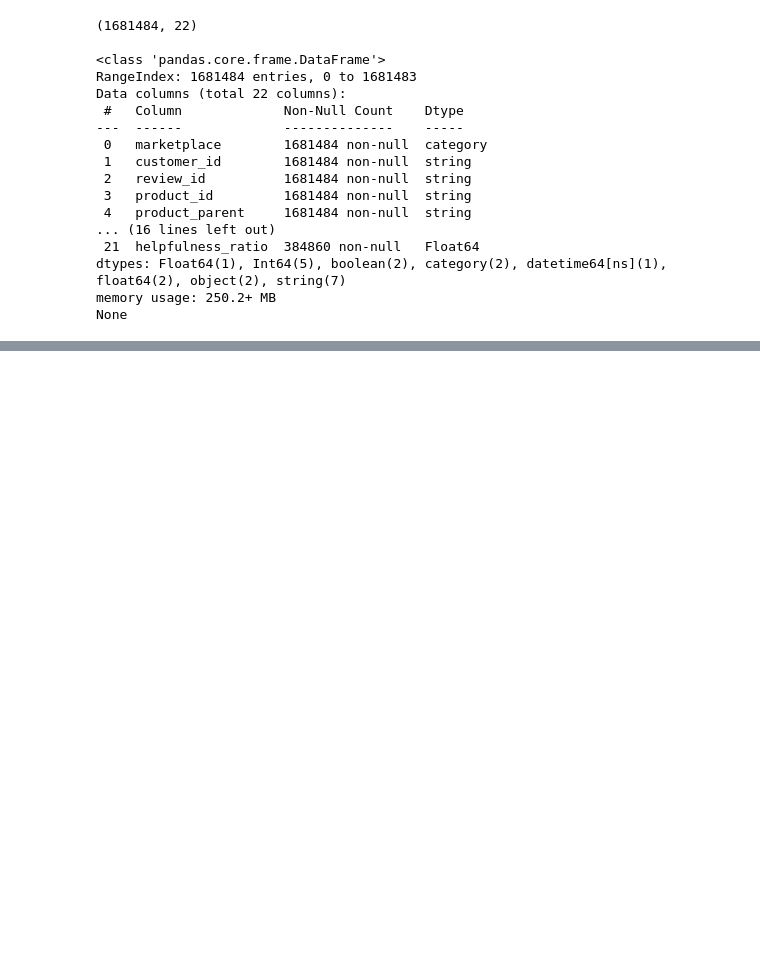
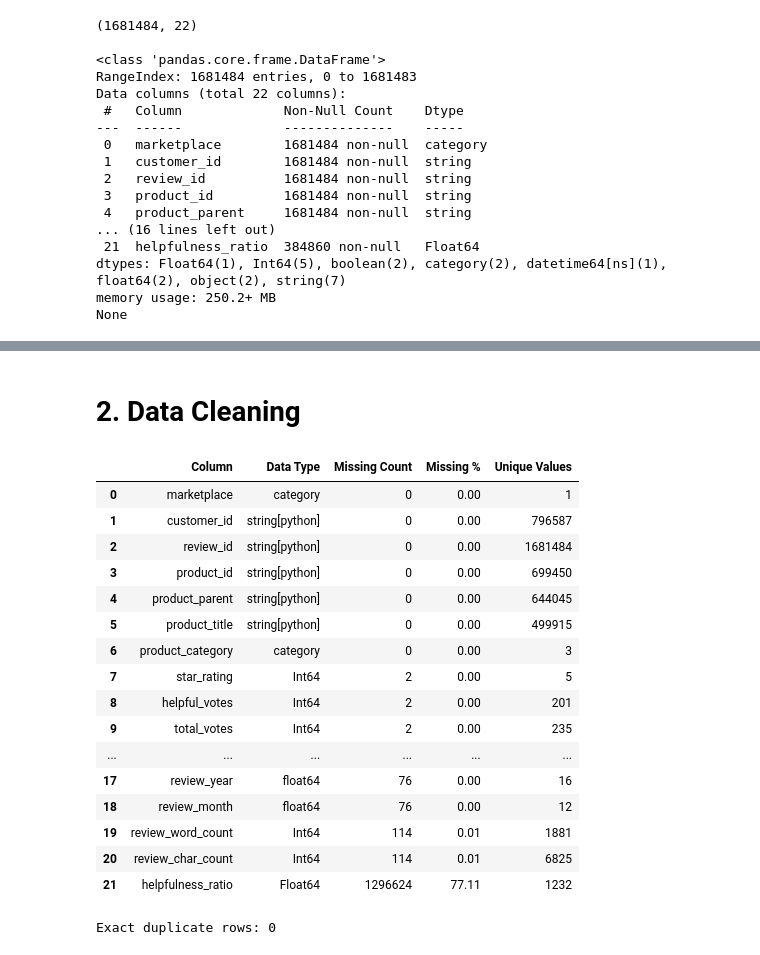
Before and after one commit to devanshmayatra/revvue, a Jupyter notebook: Checkpoint-02.ipynb, the cells around one changed output, grey strips where cells are left out. Cells and saved outputs as stored; diff of their text form; code cells hidden in the pictures; blank space fills up the shorter version.

Commit message:
Data Cleaning steps added

```diff
--- a/Checkpoint-02.ipynb
+++ b/Checkpoint-02.ipynb
@@ -236,0 +274,43 @@ print(os.getcwd())
+# %% [markdown]
+# 2. Data Cleaning
+# %%
+# Checking data types, missing values, unique values, missing % for each column
+
+column_summary = pd.DataFrame({
+    "Column": df_preprocessed.columns,
+    "Data Type": df_preprocessed.dtypes.values,
+    "Missing Count": df_preprocessed.isna().sum().values,
+    "Missing %": (
+        df_preprocessed.isna().mean().values * 100
+    ).round(2),
+    "Unique Values": df_preprocessed.nunique().values
+})
+
+display(column_summary)
+# %% [output]
+|  | Column | Data Type | Missing Count | Missing % | Unique Values |
+| 0 | marketplace | category | 0 | 0.00 | 1 |
+| 1 | customer_id | string[python] | 0 | 0.00 | 796587 |
+| 2 | review_id | string[python] | 0 | 0.00 | 1681484 |
+| 3 | product_id | string[python] | 0 | 0.00 | 699450 |
+| 4 | product_parent | string[python] | 0 | 0.00 | 644045 |
+| 5 | product_title | string[python] | 0 | 0.00 | 499915 |
+| 6 | product_category | category | 0 | 0.00 | 3 |
+| 7 | star_rating | Int64 | 2 | 0.00 | 5 |
+| 8 | helpful_votes | Int64 | 2 | 0.00 | 201 |
+| 9 | total_votes | Int64 | 2 | 0.00 | 235 |
+| ... | ... | ... | ... | ... | ... |
+| 17 | review_year | float64 | 76 | 0.00 | 16 |
+| 18 | review_month | float64 | 76 | 0.00 | 12 |
+| 19 | review_word_count | Int64 | 114 | 0.01 | 1881 |
+| 20 | review_char_count | Int64 | 114 | 0.01 | 6825 |
+| 21 | helpfulness_ratio | Float64 | 1296624 | 77.11 | 1232 |
+# %%
+# Checking duplicacy
+
+print(
+    "Exact duplicate rows:",
+    df_preprocessed.duplicated().sum()
+)
+# %% [output]
+Exact duplicate rows: 0
```
Also changed, not shown: parts of 9 cells of this notebook.
